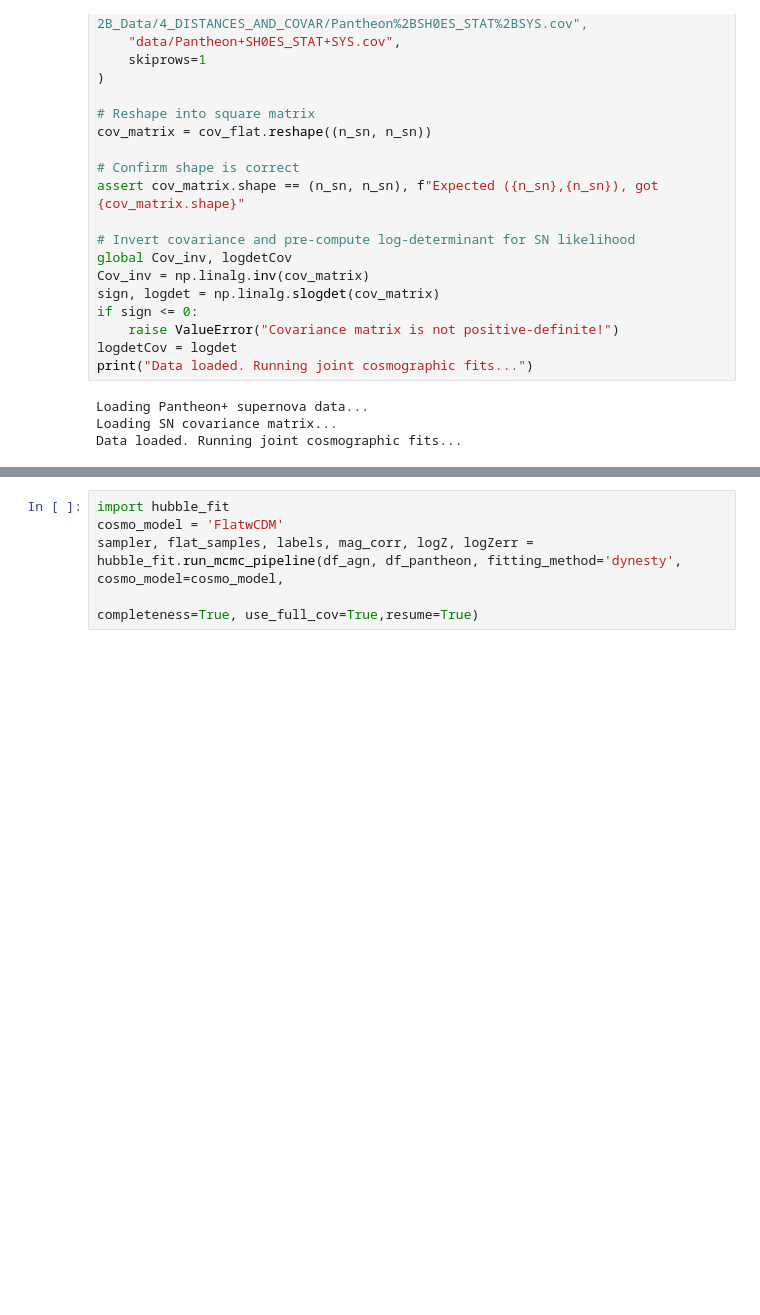
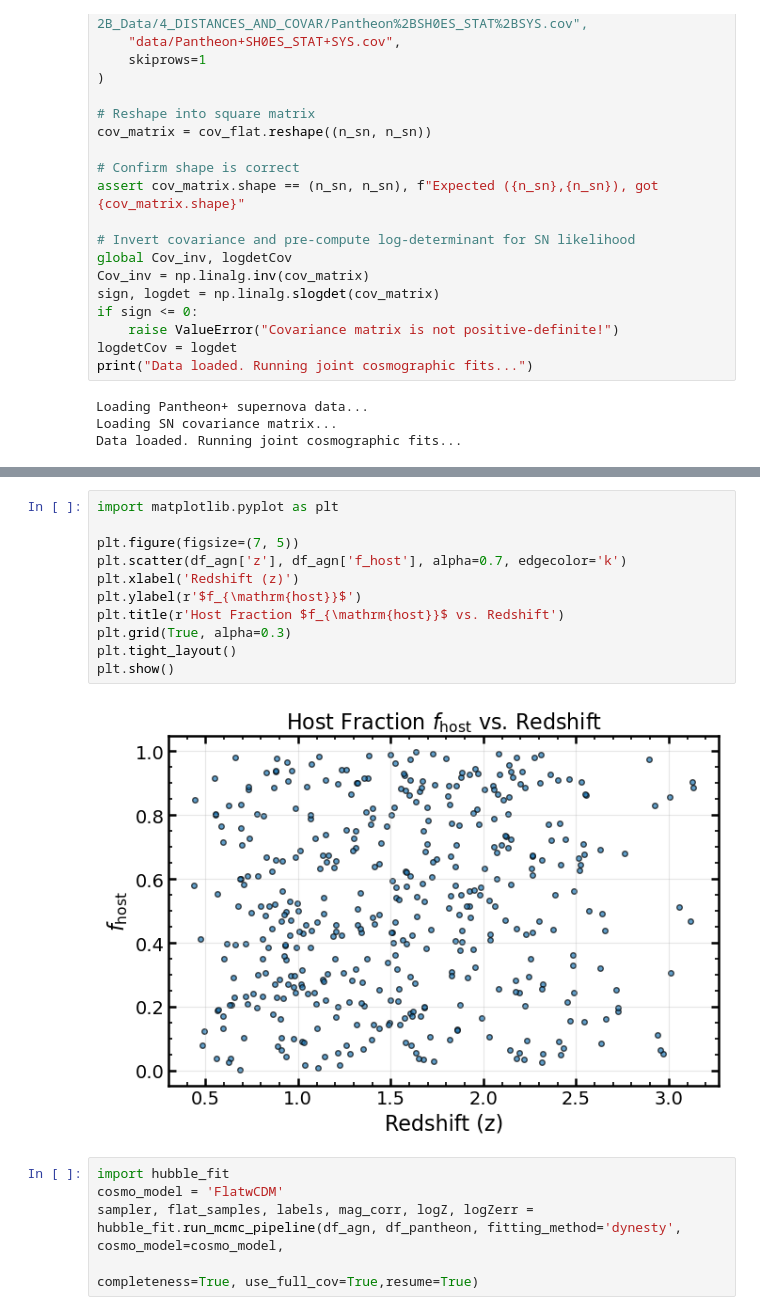
Before and after one commit to dutra/qvc, a Jupyter notebook: tutorials/hubble diagram jun27.ipynb, the cells around one changed output, grey strips where cells are left out. Drawn from its saved outputs; the diff is of its cells as text; blank space fills up the shorter version.

```diff
--- a/tutorials/hubble diagram jun27.ipynb
+++ b/tutorials/hubble diagram jun27.ipynb
@@ -68,3 +103,16 @@ Final number of quasars: 226
+# %%
+import matplotlib.pyplot as plt
+
+plt.figure(figsize=(7, 5))
+plt.scatter(df_agn['z'], df_agn['f_host'], alpha=0.7, edgecolor='k')
+plt.xlabel('Redshift (z)')
+plt.ylabel(r'$f_{\mathrm{host}}$')
+plt.title(r'Host Fraction $f_{\mathrm{host}}$ vs. Redshift')
+plt.grid(True, alpha=0.3)
+plt.tight_layout()
+plt.show()
+# %% [output]
+[figure, added]
 # %%
 import hubble_fit
 cosmo_model = 'FlatwCDM'
```
Also changed, not shown: parts of 3 cells of this notebook, 7 other files.
